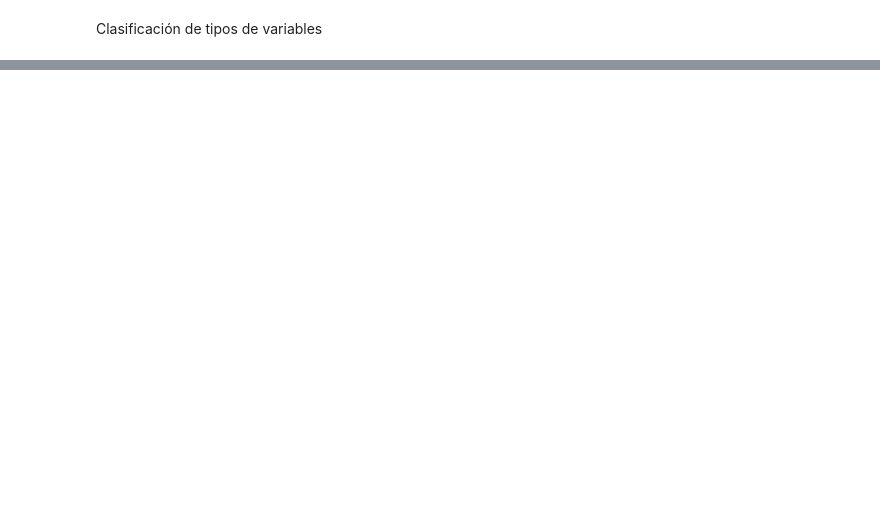
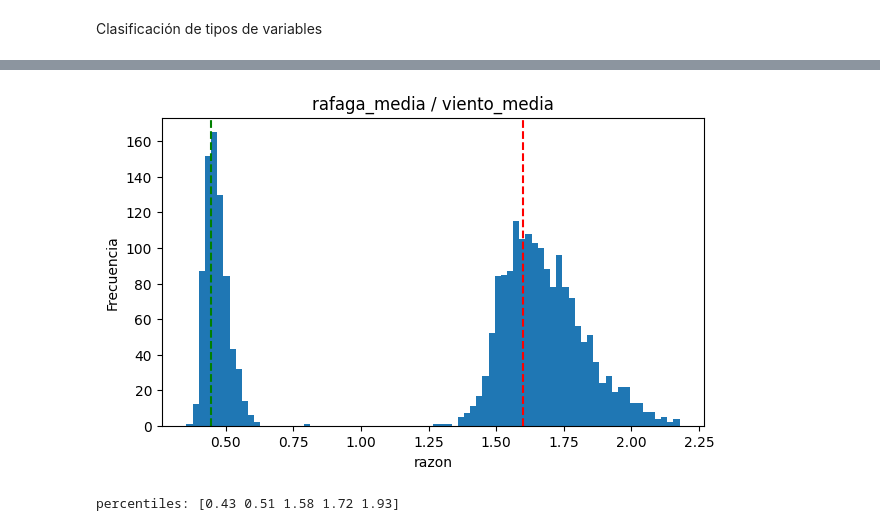
Before and after one commit to JuanSe8190/Laboratorio1-Aprendizaje-de-m-quina, a Jupyter notebook: ActividadesLab1.ipynb, the cells around one changed output, grey strips where cells are left out. Cells and saved outputs as stored; diff of their text form; code cells hidden in the pictures; blank space fills up the shorter version.

```diff
--- a/ActividadesLab1.ipynb
+++ b/ActividadesLab1.ipynb
@@ -347,16 +131,0 @@ Valores de 'mes' sin mapear: []
-# %%
-# Normalizar 'sector_viento' a las 8 categorías estándar
-sector_map = {
-    'n':'N','north':'N','norte':'N',
-    'ne':'NE','northeast':'NE','noreste':'NE',
-    'e':'E','east':'E','este':'E',
-    'se':'SE','southeast':'SE','sureste':'SE',
-    's':'S','south':'S','sur':'S',
-    'so':'SO','southwest':'SO','suroeste':'SO',
-    'o':'O','west':'O','oeste':'O',
-    'no':'NO','northwest':'NO','noroeste':'NO',
-}
-data['sector_viento'] = data['sector_viento'].str.lower().str.strip().map(sector_map)
-
-sin_mapear = data[data['sector_viento'].isna()]
-print("Registros sin sector_viento mapeado:", len(sin_mapear))
@@ -438,0 +366,17 @@ dtype: int64
+# %%
+# la rafaga siempre deberia ser mas fuerte que el viento medio
+razon = (data['rafaga_media'] / data['viento_media']).replace([np.inf, -np.inf], np.nan).dropna()
+
+plt.figure(figsize=(7,4))
+plt.hist(razon, bins=80)
+plt.axvline(1.6, color='red', linestyle='--')
+plt.axvline(1.6/3.6, color='green', linestyle='--')
+plt.title('rafaga_media / viento_media')
+plt.xlabel('razon')
+plt.ylabel('Frecuencia')
+plt.show()
+
+print("percentiles:", np.round(np.percentile(razon, [5, 25, 50, 75, 95]), 2))
+# %% [output]
+[figure, added]
+percentiles: [0.43 0.51 1.58 1.72 1.93]
```
Also changed, not shown: parts of 134 cells of this notebook, 2 other files.
